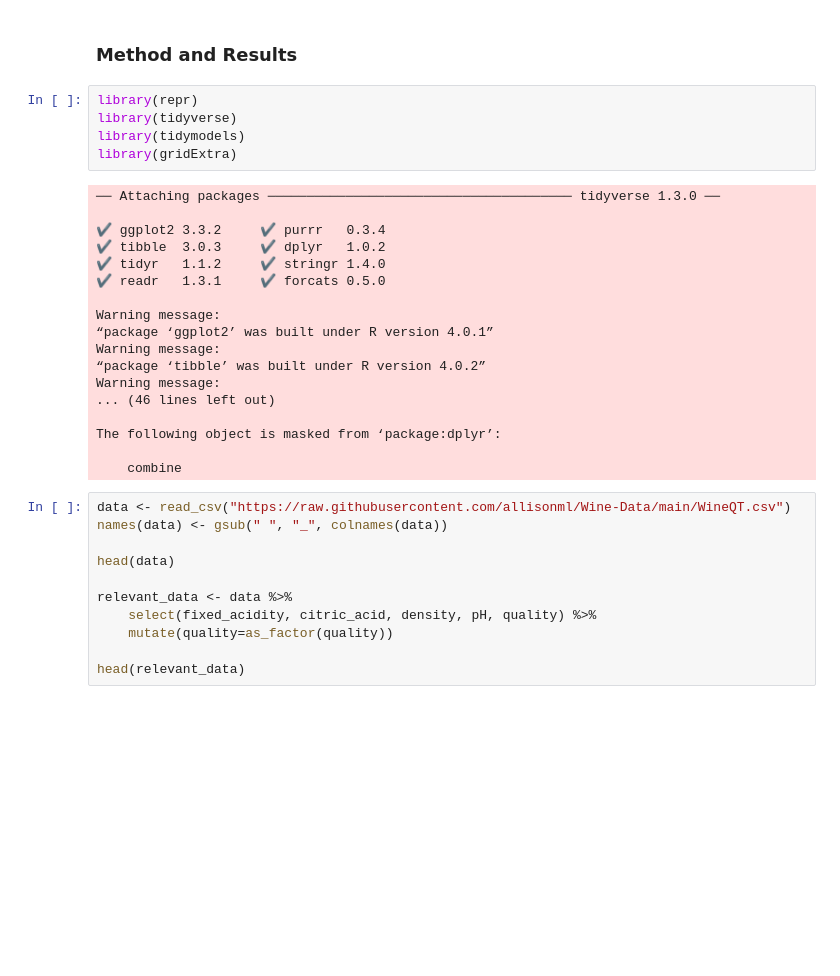
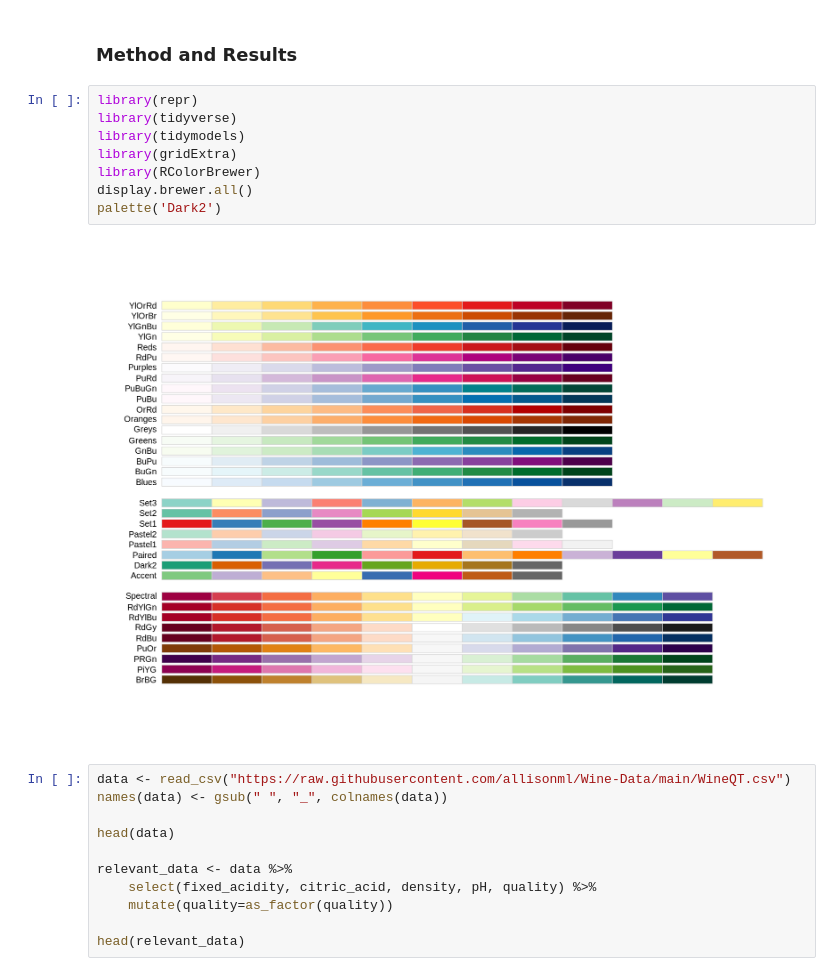
Before and after one commit to allisonml/DSCI-Proposal, a Jupyter notebook: project_proposal.ipynb, the cells around one changed output. Drawn from its saved outputs; the diff is of its cells as text; blank space fills up the shorter version.

```diff
--- a/project_proposal.ipynb
+++ b/project_proposal.ipynb
@@ -10,26 +10,13 @@ Wine is a beverage that humans have enjoyed consuming for thousands of years, wi
 # %%
 library(repr)
 library(tidyverse)
 library(tidymodels)
 library(gridExtra)
+library(RColorBrewer)
+display.brewer.all()
+palette('Dark2')
 # %% [output]
-── Attaching packages ─────────────────────────────────────── tidyverse 1.3.0 ──
-
-✔ ggplot2 3.3.2     ✔ purrr   0.3.4
-✔ tibble  3.0.3     ✔ dplyr   1.0.2
-✔ tidyr   1.1.2     ✔ stringr 1.4.0
-✔ readr   1.3.1     ✔ forcats 0.5.0
-
-Warning message:
-“package ‘ggplot2’ was built under R version 4.0.1”
-Warning message:
-“package ‘tibble’ was built under R version 4.0.2”
-Warning message:
-... (46 lines left out)
-
-The following object is masked from ‘package:dplyr’:
-
-    combine
+[figure, added]
 # %%
 data <- read_csv("https://raw.githubusercontent.com/allisonml/Wine-Data/main/WineQT.csv")
 names(data) <- gsub(" ", "_", colnames(data))
```
Also changed, not shown: parts of 2 cells of this notebook.
